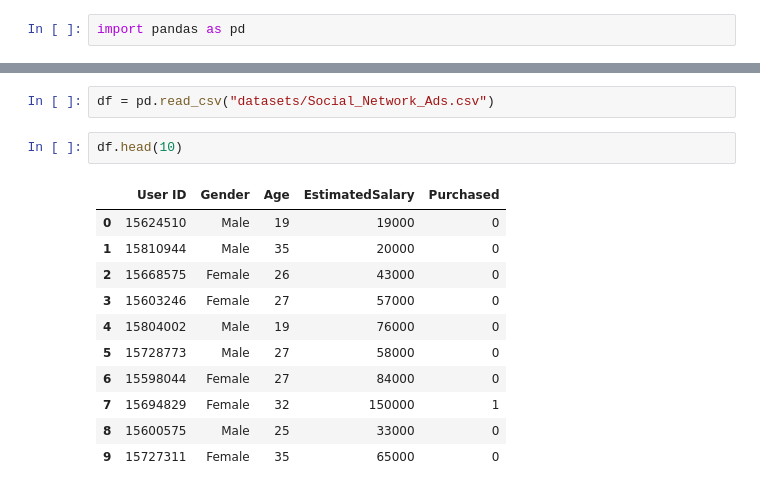
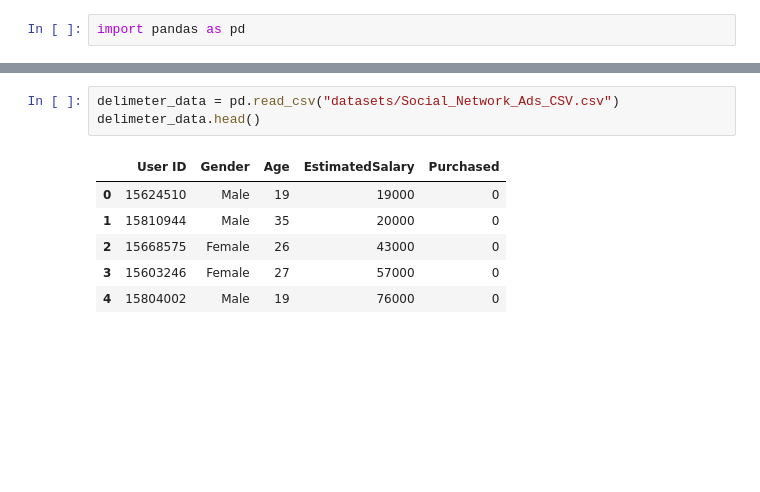
Before and after one commit to Covenantmondei/pandas, a Jupyter notebook: Lab2/Lab22_23EGCO030.ipynb, the cells around one changed output, grey strips where cells are left out. Cells and saved outputs as stored; diff of their text form; blank space fills up the shorter version.

```diff
--- a/Lab2/Lab22_23EGCO030.ipynb
+++ b/Lab2/Lab22_23EGCO030.ipynb
@@ -3,16 +18,10 @@ import pandas as pd
 # %%
-df = pd.read_csv("datasets/Social_Network_Ads.csv")
+delimeter_data = pd.read_csv("datasets/Social_Network_Ads_CSV.csv")
+delimeter_data.head()
+# %% [output]
+|  | User ID | Gender | Age | EstimatedSalary | Purchased |
+| 0 | 15624510 | Male | 19 | 19000 | 0 |
+| 1 | 15810944 | Male | 35 | 20000 | 0 |
+| 2 | 15668575 | Female | 26 | 43000 | 0 |
+| 3 | 15603246 | Female | 27 | 57000 | 0 |
+| 4 | 15804002 | Male | 19 | 76000 | 0 |
-# %%
-df.head(10)
-# %% [output]
-|  | User ID | Gender | Age | EstimatedSalary | Purchased |
-| 0 | 15624510 | Male | 19 | 19000 | 0 |
-| 1 | 15810944 | Male | 35 | 20000 | 0 |
-| 2 | 15668575 | Female | 26 | 43000 | 0 |
-| 3 | 15603246 | Female | 27 | 57000 | 0 |
-| 4 | 15804002 | Male | 19 | 76000 | 0 |
-| 5 | 15728773 | Male | 27 | 58000 | 0 |
-| 6 | 15598044 | Female | 27 | 84000 | 0 |
-| 7 | 15694829 | Female | 32 | 150000 | 1 |
-| 8 | 15600575 | Male | 25 | 33000 | 0 |
-| 9 | 15727311 | Female | 35 | 65000 | 0 |
```
Also changed, not shown: parts of 32 cells of this notebook, 6 other files.
